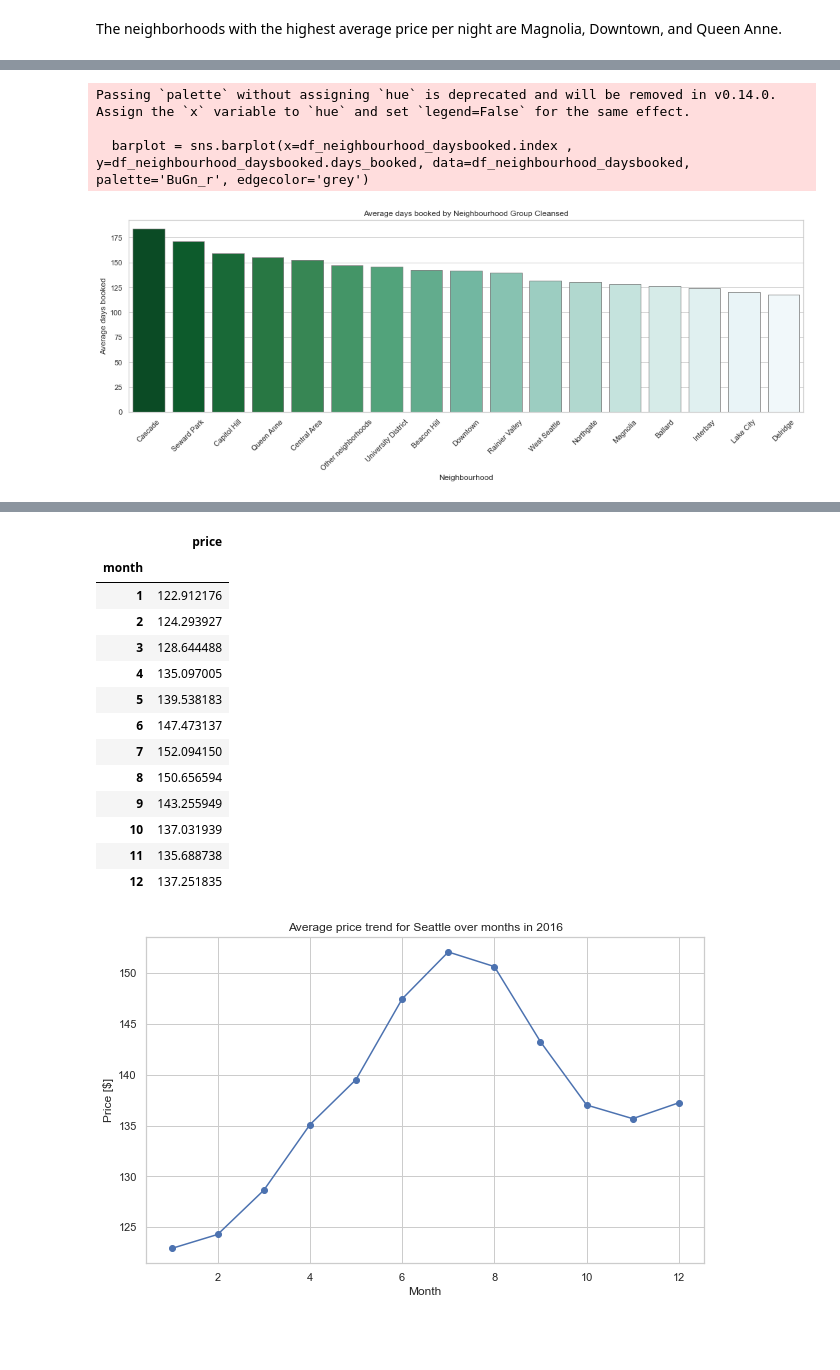
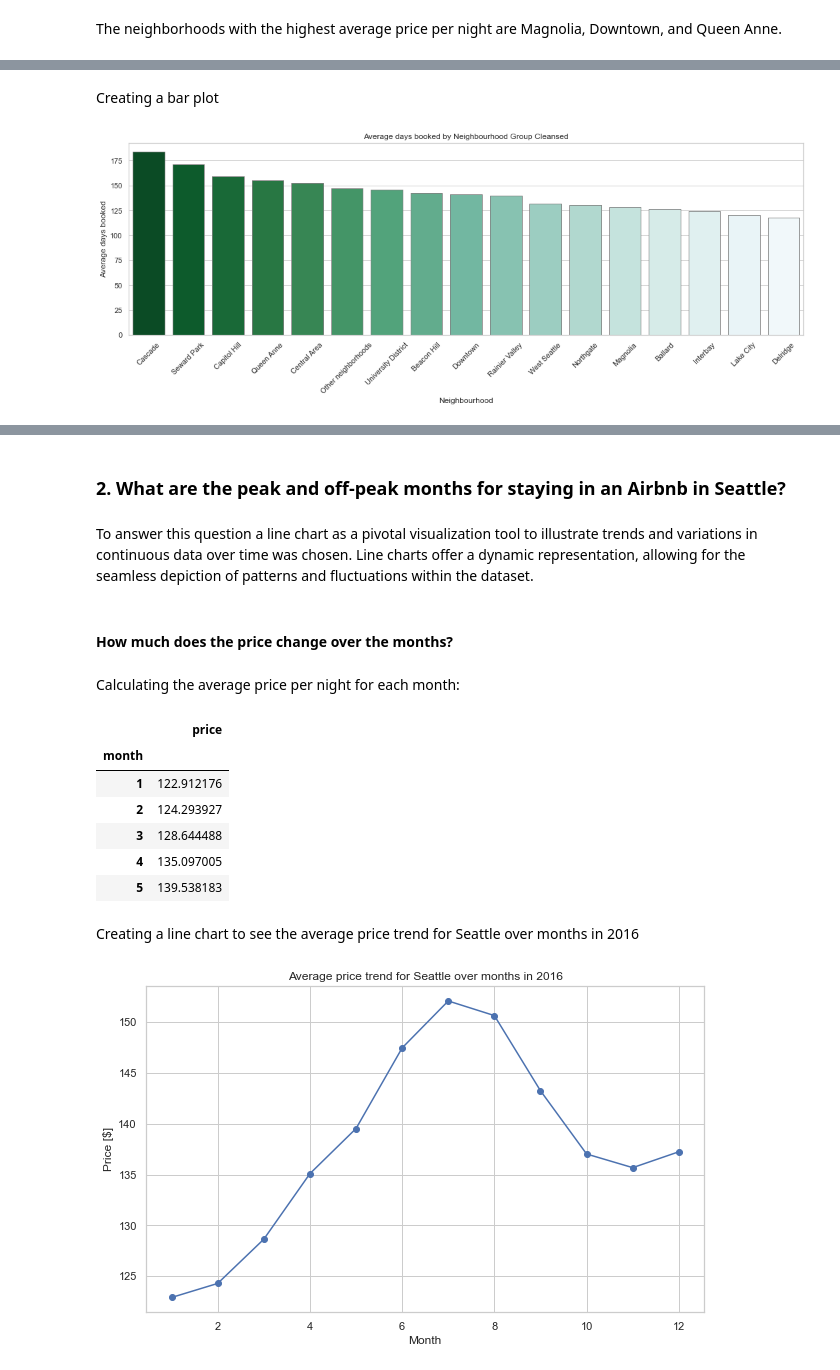
Before and after one commit to therealbaguette/udacity_project1, a Jupyter notebook: main.ipynb, the cells around one changed output, grey strips where cells are left out. Drawn from its saved outputs; the diff is of its cells as text; code cells hidden in the pictures; blank space fills up the shorter version.

```diff
--- a/main.ipynb
+++ b/main.ipynb
@@ -378,12 +342,14 @@ df_neighbourhood_daysbooked
 | Interbay | 124.200000 |
 | Lake City | 120.297872 |
 | Delridge | 117.580645 |
+# %% [markdown]
+Creating a bar plot
 # %%
 sns.set(style="whitegrid")
 
 # Create a barplot
 plt.figure(figsize=(15, 6))
-barplot = sns.barplot(x=df_neighbourhood_daysbooked.index , y=df_neighbourhood_daysbooked.days_booked, data=df_neighbourhood_daysbooked, palette='BuGn_r', edgecolor='grey')
+barplot = sns.barplot(x=df_neighbourhood_daysbooked.index , y=df_neighbourhood_daysbooked.days_booked, data=df_neighbourhood_daysbooked, palette='BuGn_r', edgecolor='grey', hue=df_neighbourhood_daysbooked.index, legend=False)
 
 # Adding labels and title
 plt.xlabel('Neighbourhood')
@@ -395,11 +361,8 @@ plt.xticks(rotation=45)
 plt.tight_layout()
 
 # Show the plot
-plt.show()
+plt.show();
 # %% [output]
-Passing `palette` without assigning `hue` is deprecated and will be removed in v0.14.0. Assign the `x` variable to `hue` and set `legend=False` for the same effect.
-
-  barplot = sns.barplot(x=df_neighbourhood_daysbooked.index , y=df_neighbourhood_daysbooked.days_booked, data=df_neighbourhood_daysbooked, palette='BuGn_r', edgecolor='grey')
 [figure]
 # %% [markdown]
 The neighborhoods with the highest booking rates are Cascade, Seward Park and Capitol Hill.
@@ -407,26 +369,46 @@ The neighborhoods with the highest booking rates are Cascade, Seward Park and Ca
 Queen Anne is a neighborhood that performs well in average price and booking rate is. It is placed 4th in terms of booking rate and placed 3rd in terms of avergade price.
-# %%
-# how much does the average price change with the month
-
-df_calendar['month'] = df_calendar.date.apply(lambda x: x.month)
+# %% [markdown]
+### 2. What are the peak and off-peak months for staying in an Airbnb in Seattle?
+# %% [markdown]
+To answer this question a line chart as a pivotal visualization tool to illustrate trends and variations in continuous data over time was chosen. Line charts offer a dynamic representation, allowing for the seamless depiction of patterns and fluctuations within the dataset.
+# %% [markdown]
+#### How much does the price change over the months?
+# %%
+# Creating a function to add a month column to the dataframe
+
+def add_month_column(df):
+    """
+    Adds a 'month' column to the provided DataFrame based on the 'date' column (datetime).
+
+    Parameters:
+    - df (pd.DataFrame): The DataFrame containing a 'date' column.
+
+    Returns:
+    pd.DataFrame: The DataFrame with an additional 'month' column representing the month of each date.
+    """
+    # Ensure 'date' column is in datetime format
+    df['date'] = pd.to_datetime(df['date'])
+
+    # Add 'month' column using lambda expression
+    df['month'] = df['date'].apply(lambda x: x.month)
+
+    return df
+# %% [markdown]
+Calculating the average price per night for each month:
 # %%
+df_calendar = add_month_column(df_calendar)
 df_calendar_month_price = df_calendar[['month', 'price']].groupby('month').mean()
-df_calendar_month_price
+df_calendar_month_price.head()
 # %% [output]
 |  | price |
 | month |  |
 | 1 | 122.912176 |
 | 2 | 124.293927 |
 | 3 | 128.644488 |
 | 4 | 135.097005 |
 | 5 | 139.538183 |
-| 6 | 147.473137 |
-| 7 | 152.094150 |
-| 8 | 150.656594 |
-| 9 | 143.255949 |
-| 10 | 137.031939 |
-| 11 | 135.688738 |
-| 12 | 137.251835 |
+# %% [markdown]
+Creating a line chart to see  the average price trend for Seattle over months in 2016
 # %%
 plt.figure(figsize=(10, 6))
 plt.plot(df_calendar_month_price.index, df_calendar_month_price['price'], marker='o', linestyle='-', color='b')
```
Also changed, not shown: parts of 70 cells of this notebook.
